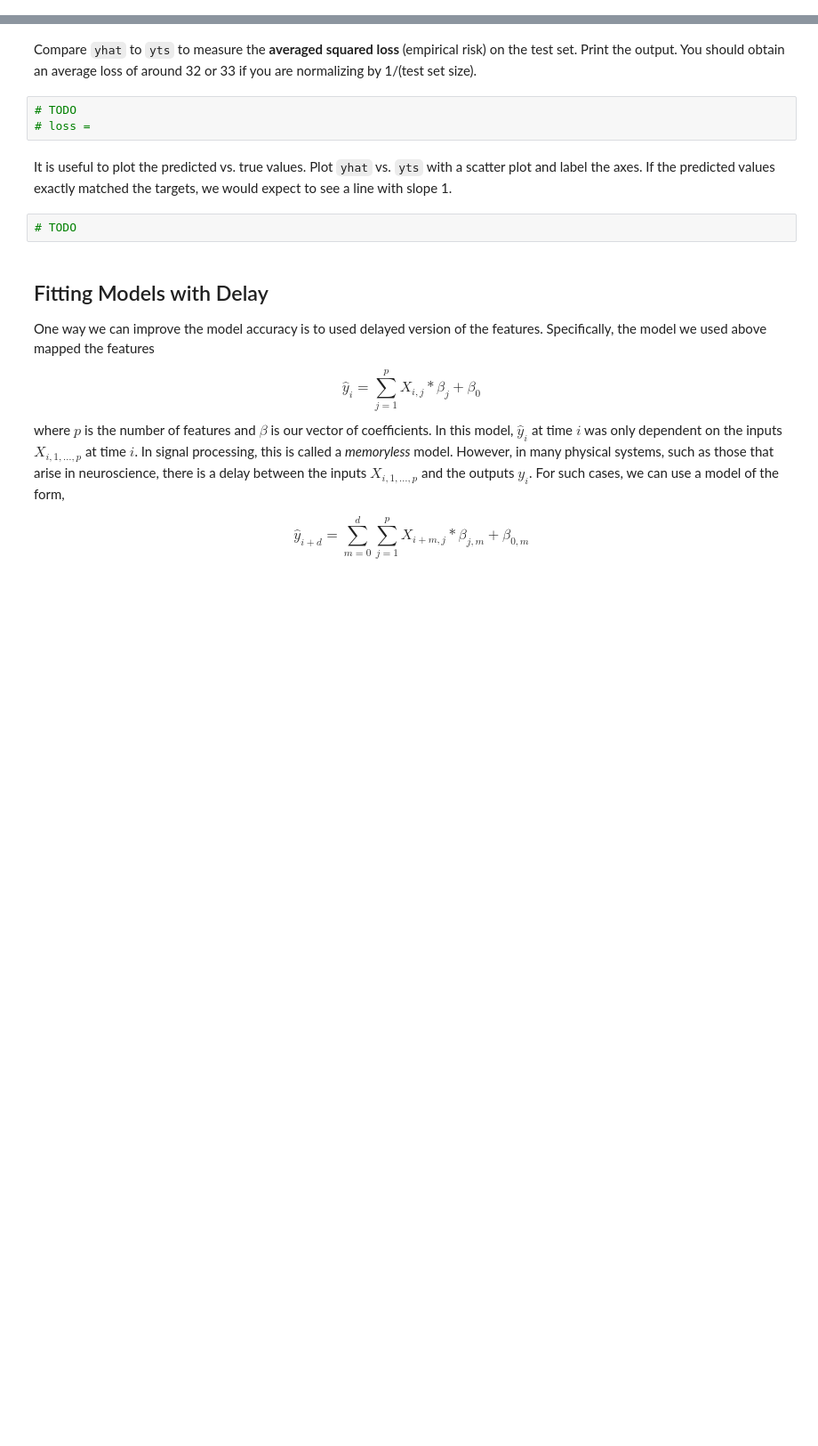
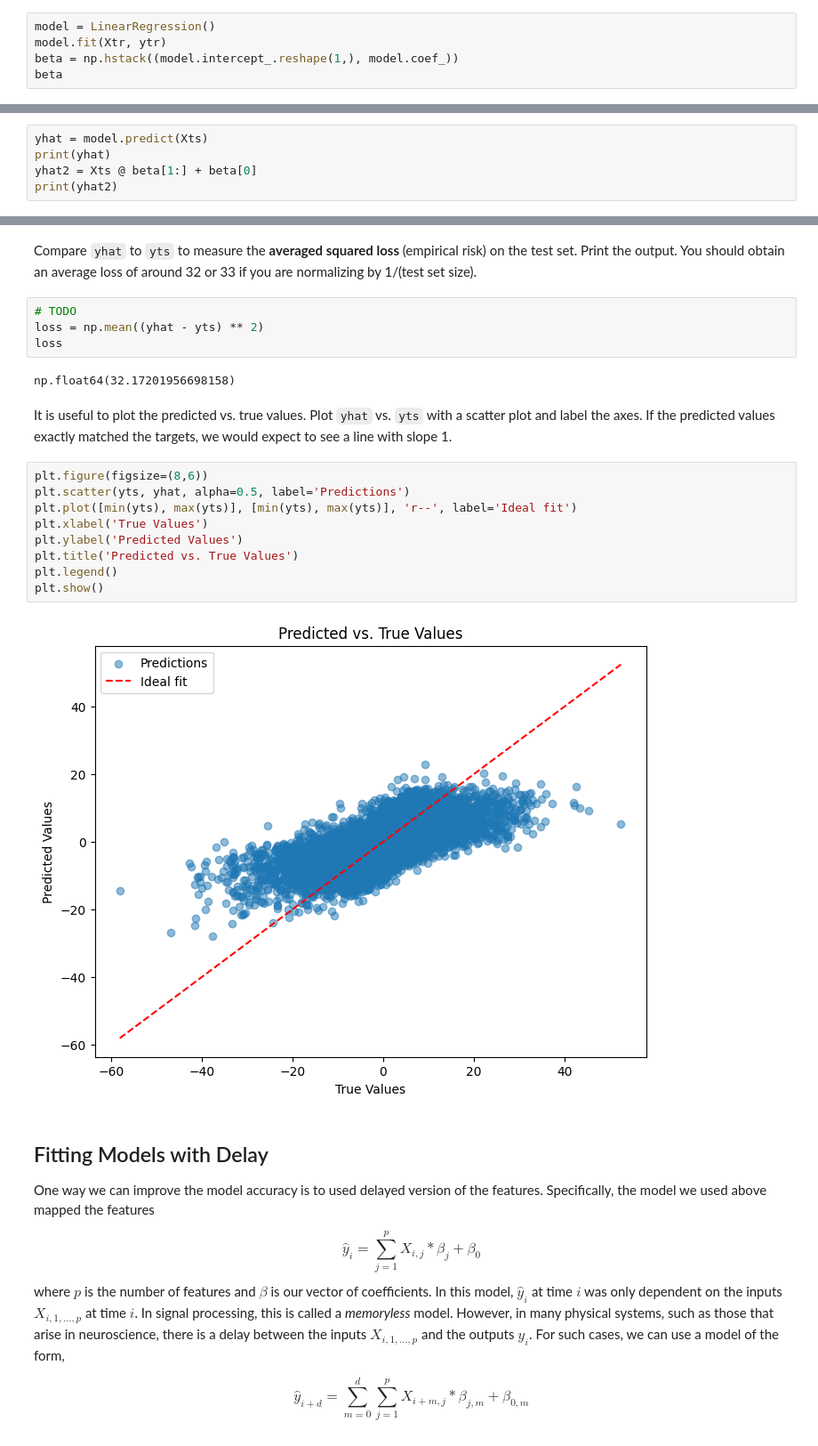
Before and after one commit to ivanearisty/obsidian, a Jupyter notebook: Classes + Uni/Machine Learning/demos/Lab2.2.iae225.ipynb, the cells around one changed output, grey strips where cells are left out. Shown: that part at 89% size. Saved outputs shown, nothing was run; the diff lists cells and outputs as text; blank space fills up the shorter version.

```diff
--- a/Classes + Uni/Machine Learning/demos/Lab2.2.iae225.ipynb
+++ b/Classes + Uni/Machine Learning/demos/Lab2.2.iae225.ipynb
@@ -90,0 +119,5 @@ Now, fit a multiple linear regression model under squared loss using `Xtr,ytr`.
+# %%
+model = LinearRegression()
+model.fit(Xtr, ytr)
+beta = np.hstack((model.intercept_.reshape(1,), model.coef_))
+beta
@@ -90,0 +136,5 @@ Now, fit a multiple linear regression model under squared loss using `Xtr,ytr`.
+# %%
+yhat = model.predict(Xts)
+print(yhat)
+yhat2 = Xts @ beta[1:] + beta[0]
+print(yhat2)
@@ -92,11 +147,23 @@ Now, fit a multiple linear regression model under squared loss using `Xtr,ytr`.
 Compare `yhat` to `yts` to measure the **averaged squared loss** (empirical risk) on the test set. Print the output. You should obtain an average loss of around 32 or 33 if you are normalizing by 1/(test set size).
 # %%
 # TODO
-# loss =
+loss = np.mean((yhat - yts) ** 2)
+loss
+# %% [output]
+np.float64(32.17201956698158)
 # %% [markdown]
 It is useful to plot the predicted vs. true values. Plot `yhat` vs. `yts` with a scatter plot and label the axes. If the predicted values exactly matched the targets, we would expect to see a line with slope 1.
-# %%
-# TODO
+# %%
+plt.figure(figsize=(8,6))
+plt.scatter(yts, yhat, alpha=0.5, label='Predictions')
+plt.plot([min(yts), max(yts)], [min(yts), max(yts)], 'r--', label='Ideal fit')
+plt.xlabel('True Values')
+plt.ylabel('Predicted Values')
+plt.title('Predicted vs. True Values')
+plt.legend()
+plt.show()
+# %% [output]
+[figure, added]
 # %% [markdown]
 ## Fitting Models with Delay
 
```
Also changed, not shown: parts of 7 cells of this notebook.
